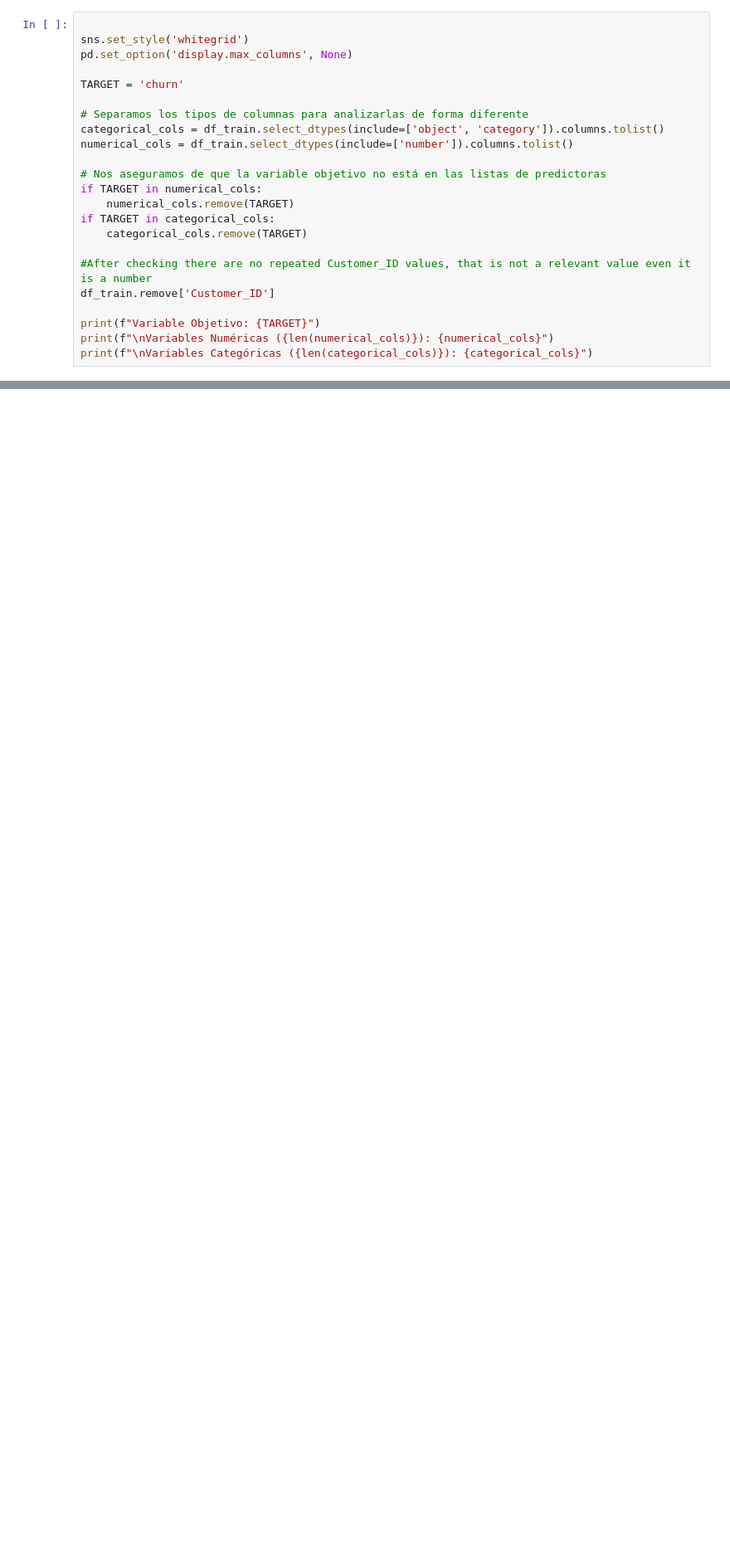
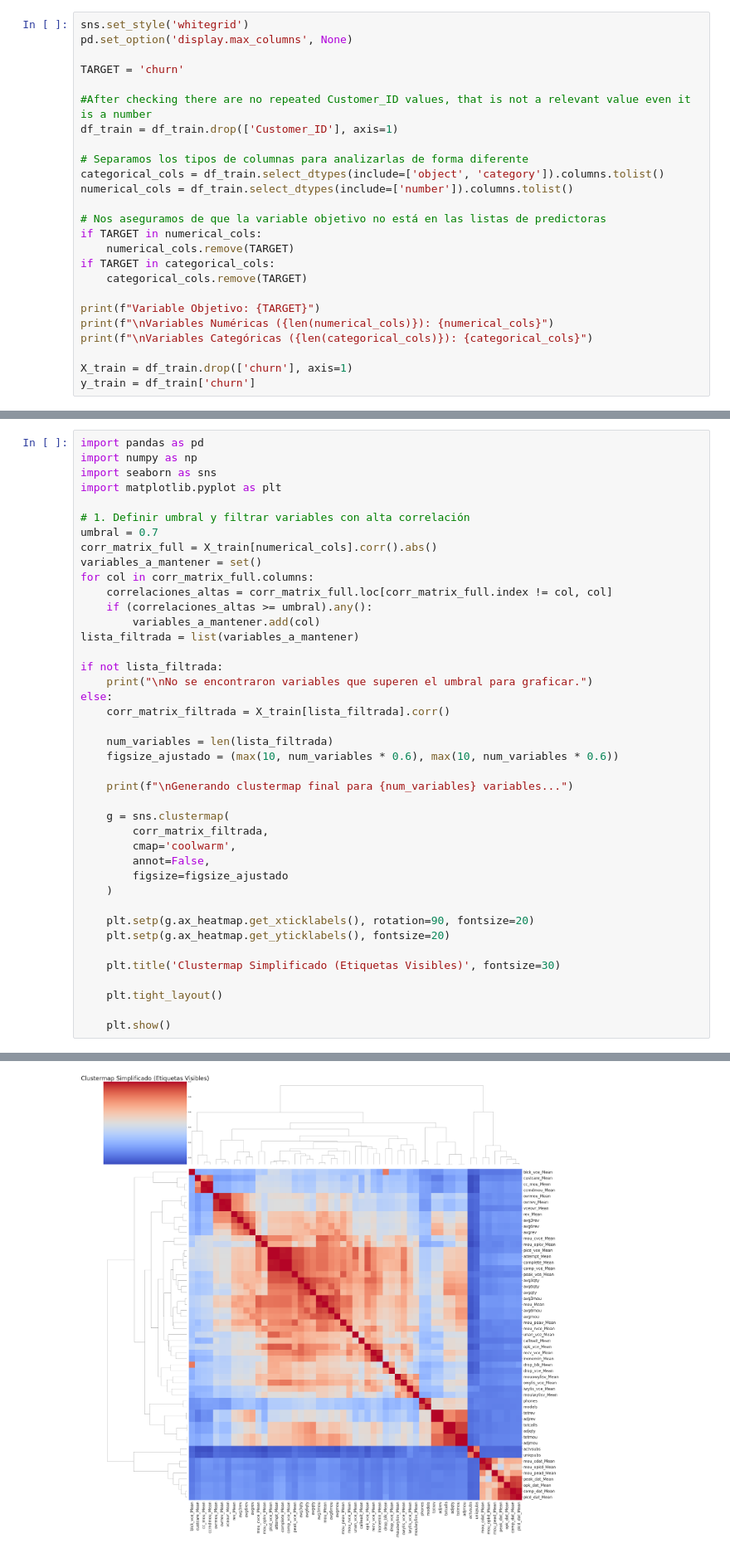
Before and after one commit to palomatm-phd/churn-estimation, a Jupyter notebook: notebooks/feature_engineering.ipynb, the cells around one changed output, grey strips where cells are left out. Shown at 83% size. Drawn from its saved outputs; the diff is of its cells as text; blank space fills up the shorter version.

```diff
--- a/notebooks/feature_engineering.ipynb
+++ b/notebooks/feature_engineering.ipynb
@@ -11,9 +23,11 @@ TARGET='churn'
 # %%
-
 sns.set_style('whitegrid')
 pd.set_option('display.max_columns', None)
 
 TARGET = 'churn'
+
+#After checking there are no repeated Customer_ID values, that is not a relevant value even it is a number
+df_train = df_train.drop(['Customer_ID'], axis=1)
 
 # Separamos los tipos de columnas para analizarlas de forma diferente
 categorical_cols = df_train.select_dtypes(include=['object', 'category']).columns.tolist()
@@ -25,12 +39,12 @@ if TARGET in numerical_cols:
 if TARGET in categorical_cols:
     categorical_cols.remove(TARGET)
 
-#After checking there are no repeated Customer_ID values, that is not a relevant value even it is a number
-df_train.remove['Customer_ID']
-
 print(f"Variable Objetivo: {TARGET}")
 print(f"\nVariables Numéricas ({len(numerical_cols)}): {numerical_cols}")
 print(f"\nVariables Categóricas ({len(categorical_cols)}): {categorical_cols}")
+
+X_train = df_train.drop(['churn'], axis=1)
+y_train = df_train['churn']
 # %% [output]
 Variable Objetivo: churn
 
@@ -74,0 +130,42 @@ len(df_train['Customer_ID'].unique())
+# %%
+import pandas as pd
+import numpy as np
+import seaborn as sns
+import matplotlib.pyplot as plt
+
+# 1. Definir umbral y filtrar variables con alta correlación
+umbral = 0.7
+corr_matrix_full = X_train[numerical_cols].corr().abs()
+variables_a_mantener = set()
+for col in corr_matrix_full.columns:
+    correlaciones_altas = corr_matrix_full.loc[corr_matrix_full.index != col, col]
+    if (correlaciones_altas >= umbral).any():
+        variables_a_mantener.add(col)
+lista_filtrada = list(variables_a_mantener)
+
+if not lista_filtrada:
+    print("\nNo se encontraron variables que superen el umbral para graficar.")
+else:
+    corr_matrix_filtrada = X_train[lista_filtrada].corr()
+
+    num_variables = len(lista_filtrada)
+    figsize_ajustado = (max(10, num_variables * 0.6), max(10, num_variables * 0.6))
+
+    print(f"\nGenerando clustermap final para {num_variables} variables...")
+
+    g = sns.clustermap(
+        corr_matrix_filtrada,
+        cmap='coolwarm',
+        annot=False,
+        figsize=figsize_ajustado
+    )
+
+    plt.setp(g.ax_heatmap.get_xticklabels(), rotation=90, fontsize=20)
+    plt.setp(g.ax_heatmap.get_yticklabels(), fontsize=20)
+
+    plt.title('Clustermap Simplificado (Etiquetas Visibles)', fontsize=30)
+
+    plt.tight_layout()
+
+    plt.show()
+# %% [output]
@@ -74,0 +173 @@ len(df_train['Customer_ID'].unique())
+[figure, added]
```
Also changed, not shown: parts of 60 cells of this notebook, 3 other files.
